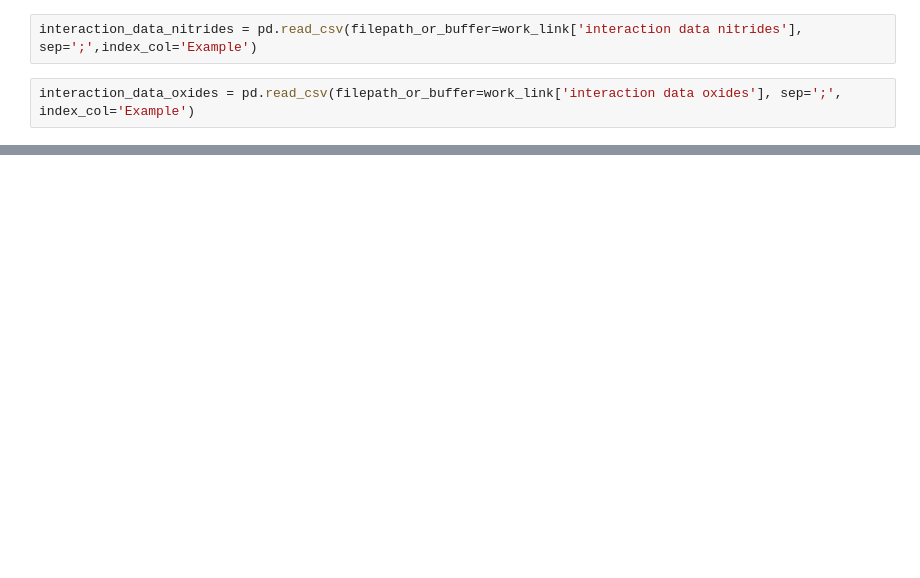
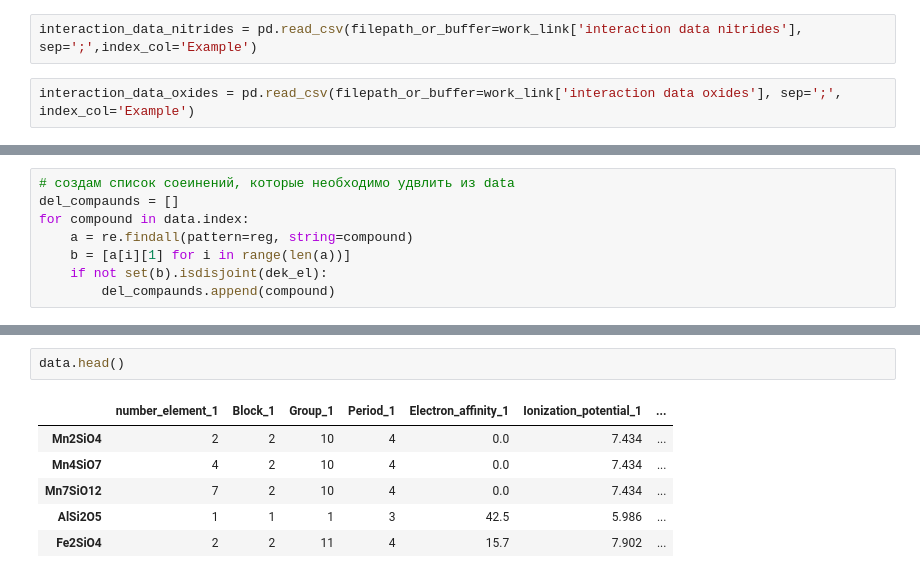
Before and after one commit to hinevics/ML-for-new-materials-discovery, a Jupyter notebook: Bandgap prediction/Data preparation.ipynb, the cells around one changed output, grey strips where cells are left out. Drawn from its saved outputs; the diff is of its cells as text; blank space fills up the shorter version.

```diff
--- a/Bandgap prediction/Data preparation.ipynb
+++ b/Bandgap prediction/Data preparation.ipynb
@@ -59,0 +81,8 @@ compound
+# %%
+# создам список соеинений, которые необходимо удвлить из data
+del_compaunds = []
+for compound in data.index:
+    a = re.findall(pattern=reg, string=compound)
+    b = [a[i][1] for i in range(len(a))]
+    if not set(b).isdisjoint(dek_el):
+        del_compaunds.append(compound)
@@ -59,0 +121,9 @@ compound
+# %%
+data.head()
+# %% [output]
+|  | number_element_1 | Block_1 | Group_1 | Period_1 | Electron_affinity_1 | Ionization_potential_1 | ... |
+| Mn2SiO4 | 2 | 2 | 10 | 4 | 0.0 | 7.434 | ... |
+| Mn4SiO7 | 4 | 2 | 10 | 4 | 0.0 | 7.434 | ... |
+| Mn7SiO12 | 7 | 2 | 10 | 4 | 0.0 | 7.434 | ... |
+| AlSi2O5 | 1 | 1 | 1 | 3 | 42.5 | 5.986 | ... |
+| Fe2SiO4 | 2 | 2 | 11 | 4 | 15.7 | 7.902 | ... |
```
Also changed, not shown: parts of 40 cells of this notebook, 1 other file.
